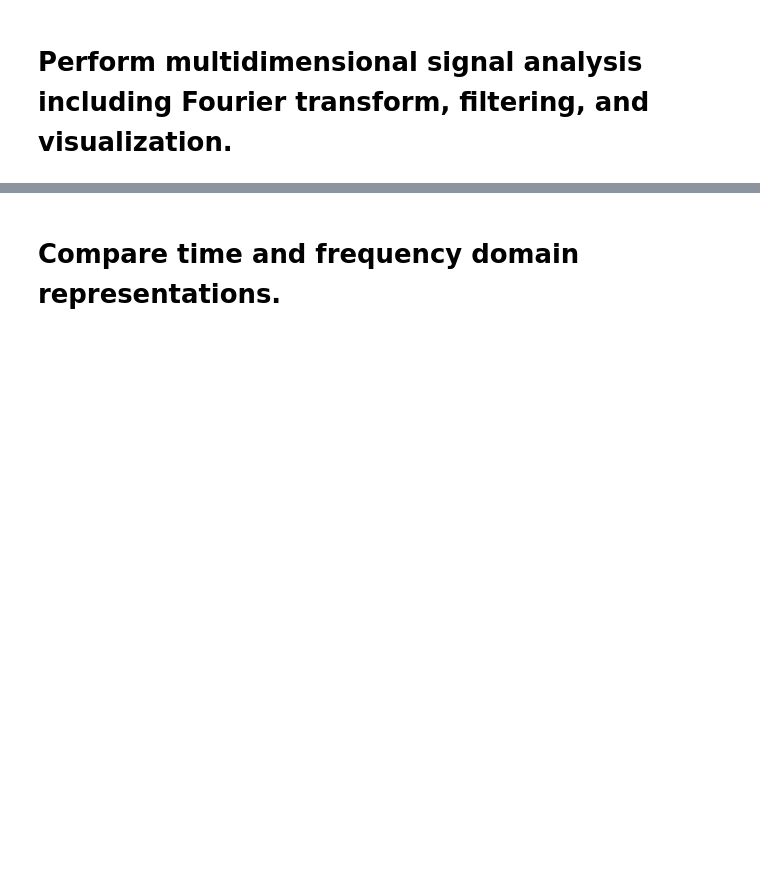
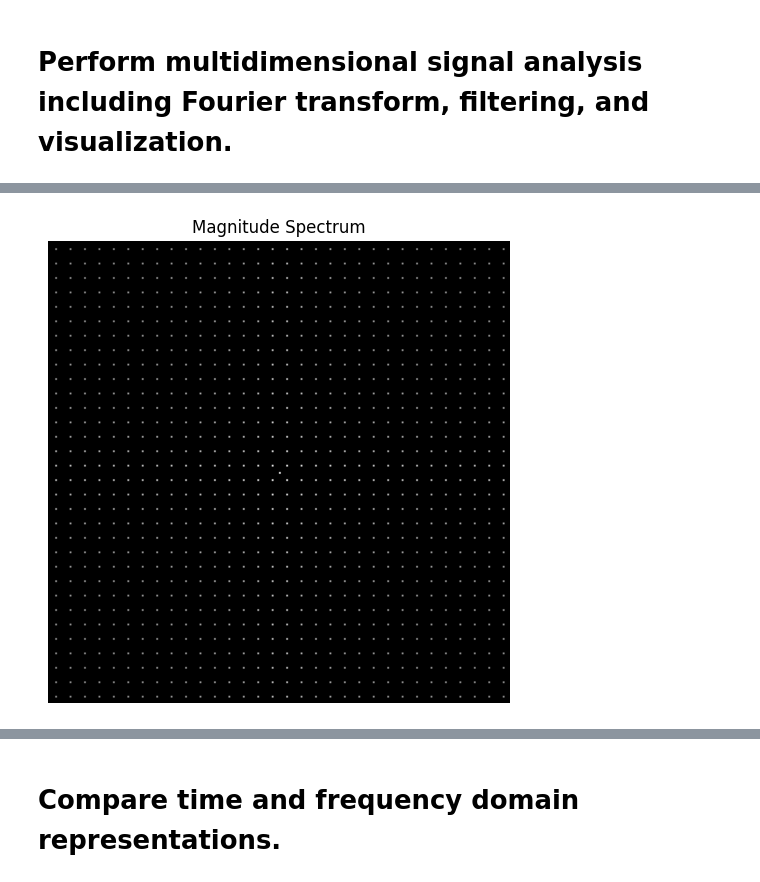
Before and after one commit to hgf700/Digital_Signal_Processing_Lessons, a Jupyter notebook: L7/dsp7.ipynb, the cells around one changed output, grey strips where cells are left out. Saved outputs shown, nothing was run; the diff lists cells and outputs as text; code cells hidden in the pictures; blank space fills up the shorter version.

```diff
--- a/L7/dsp7.ipynb
+++ b/L7/dsp7.ipynb
@@ -25,3 +40,23 @@ generate_sine_sweep(f0=100, f1=2000, duration=5, fs=44100)
 # %%
+import numpy as np
+import cv2
+from matplotlib import pyplot as plt
+
 path1 = r"C:\Users\USER098\Documents\GitHub\Digital_singal_processing\L7\Data\checkerboard.png"
-path2 = r"C:\Users\USER098\Documents\GitHub\Digital_singal_processing\L7\Data\sine_sweep.wav"
+
+image = cv2.imread(path1, cv2.IMREAD_GRAYSCALE)
+
+# Compute 2D FFT
+f = np.fft.fft2(image)
+fshift = np.fft.fftshift(f)
+
+# Compute magnitude spectrum
+magnitude_spectrum = 20 * np.log(np.abs(fshift) + 1)
+
+plt.figure(figsize=(6,6))
+plt.imshow(magnitude_spectrum, cmap='gray')
+plt.title('Magnitude Spectrum')
+plt.axis('off')
+plt.show()
+# %% [output]
+[figure, added]
```
Also changed, not shown: parts of 6 cells of this notebook.
